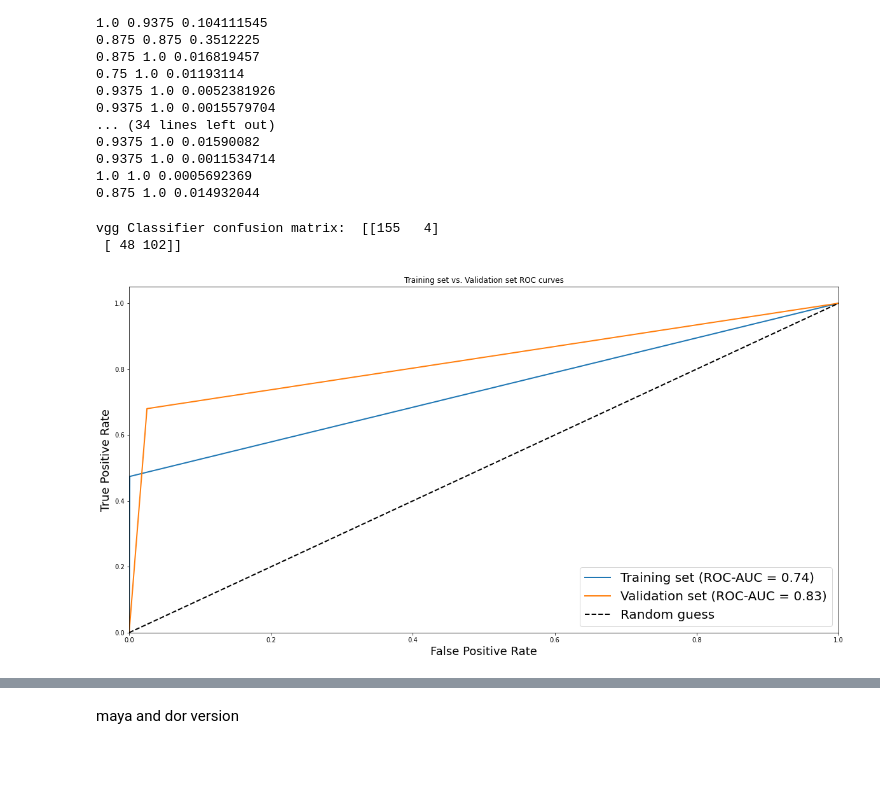
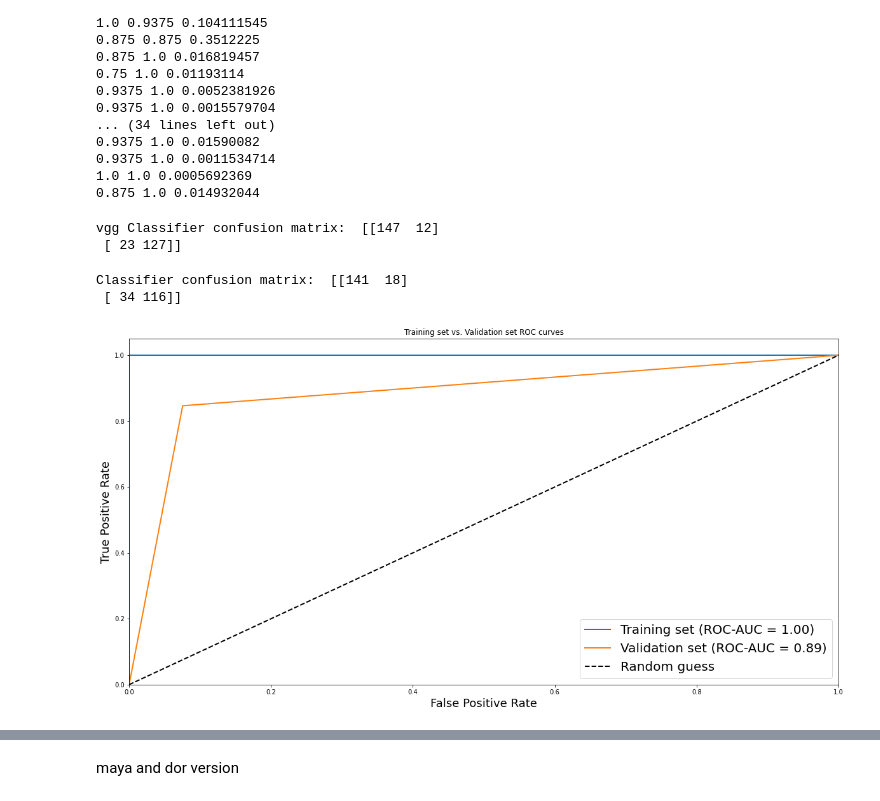
Before and after one commit to Shellyga/MAFAT-Radar-Challenge, a Jupyter notebook: Copy_of_MAFAT_Radar_Challenge_Baseline_CNN_Model.ipynb, the cells around one changed output, grey strips where cells are left out. Drawn from its saved outputs; the diff is of its cells as text; code cells hidden in the pictures; blank space fills up the shorter version.

Commit message:
less layers vgg got 89 auc on val and 69 on test, another classifier got 83 auc on val

```diff
--- a/Copy_of_MAFAT_Radar_Challenge_Baseline_CNN_Model.ipynb
+++ b/Copy_of_MAFAT_Radar_Challenge_Baseline_CNN_Model.ipynb
@@ -953,0 +957,13 @@ KeyboardInterrupt: ignored
+# %%
+from keras.utils import to_categorical
+
+# Converting Labels to one hot encoded format
+encoded_train_y = to_categorical(train_y)
+encoded_val_y = to_categorical(val_y)
+
+history = try_model.fit(
+    train_x,
+    encoded_train_y,
+    epochs=25,
+    validation_data=(val_x, encoded_val_y)
+)
@@ -986,17 +1019,27 @@ test_x = test_x.reshape(-1,126,32,1)
+# %%
+from keras.utils import to_categorical
+
+# Converting Labels to one hot encoded format
+encoded_train_y = to_categorical(train_y)
+encoded_val_y = to_categorical(val_y)
 # %%
 #  Save the model by monitoring a specific parameter of the model. In this case I am monitoring
 #  validation accuracy by passing val_acc to ModelCheckpoint
 from keras.callbacks import ModelCheckpoint, EarlyStopping
 from collections import Counter
 
-checkpoint = ModelCheckpoint("my_model.h5", monitor='val_accuracy', verbose=1,
+checkpoint = ModelCheckpoint("try_model.h5", monitor='val_accuracy', verbose=1,
                              save_best_only=True, save_weights_only=False, mode='auto')
 
 #  monitoring validation accuracy by passing val_acc to EarlyStopping. set patience
 #  to 20 which means that the model will stop to train if it doesn’t see any rise
 # in validation accuracy in 20 epochs.
 early = EarlyStopping(monitor='val_accuracy', min_delta=0, patience=20, verbose=1, mode='auto')
-
-hist = model.fit(train_x,encoded_train_y, steps_per_epoch=train_x.shape[0]//32, val_x, encoded_val_y
-                 ,validation_steps=val_x.shape[0]//32,
-                 epochs=110,callbacks=[checkpoint,early])
+history = try_model.fit(
+    train_x,
+    encoded_train_y,
+    epochs=50,
+    validation_data=(val_x, encoded_val_y)
+    ,callbacks=[checkpoint,early]
+)
+# hist = model.fit(train_x,encoded_train_y, steps_per_epoch=train_x.shape[0]//32, val_x, encoded_val_y,validation_steps=val_x.shape[0]//32, epochs=110,callbacks=[checkpoint,early])
@@ -1057,17 +1118,25 @@ for i in range(num_iterations):
 new_model.save('/content/gdrive/My Drive/MAFAT/vgg_model.h')
 # %%
 from sklearn.metrics import confusion_matrix
-y_pred = new_model.predict(data)
+y_pred = model.predict(val_x)
 cm = confusion_matrix(encoded_val_y.argmax(1), y_pred.argmax(1))
 print("vgg Classifier confusion matrix: ",cm)
 # %% [output]
-vgg Classifier confusion matrix:  [[155   4]
- [ 48 102]]
+vgg Classifier confusion matrix:  [[147  12]
+ [ 23 127]]
+# %%
+from sklearn.metrics import confusion_matrix
+y_pred = try_model.predict(val_x)
+cm = confusion_matrix(encoded_val_y.argmax(1), y_pred.argmax(1))
+print("Classifier confusion matrix: ",cm)
+# %% [output]
+Classifier confusion matrix:  [[141  18]
+ [ 34 116]]
 # %%
 # Plot ROC curve and show ROC-AUC results of the training and validation sets.
 from sklearn.metrics import roc_auc_score, roc_curve, auc
-pred = [model.predict(data_train).argmax(axis=1),y_pred.argmax(axis=1)]
+pred = [model.predict(train_x).argmax(axis=1),y_pred.argmax(axis=1)]
 actual = [encoded_train_y.argmax(1), encoded_val_y.argmax(1)]
 stats(pred, actual)
 # %% [output]
-[figure, old version]
+[figure, new version]
```
Also changed, not shown: parts of 17 cells of this notebook.
